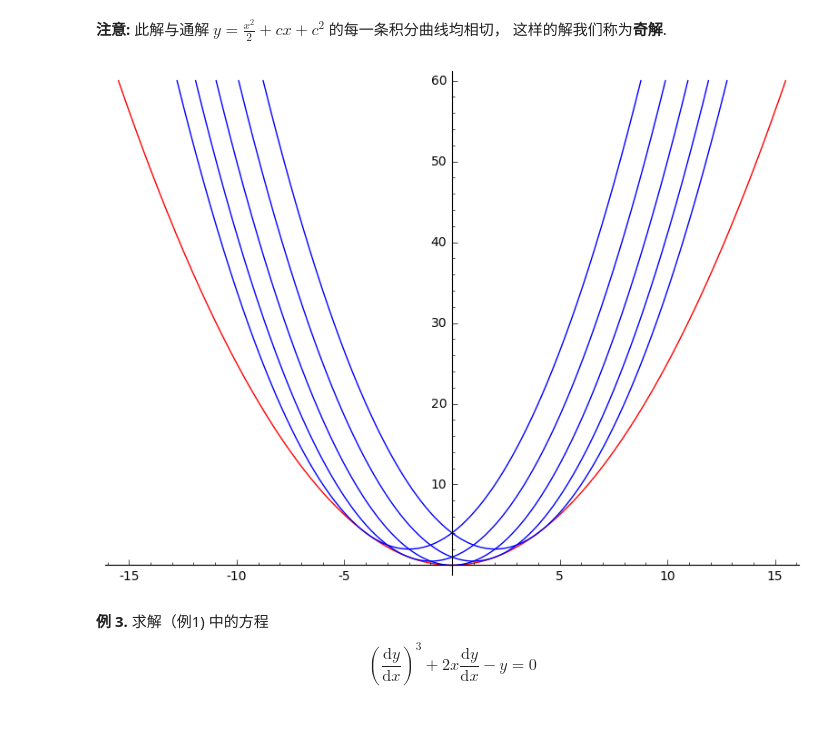
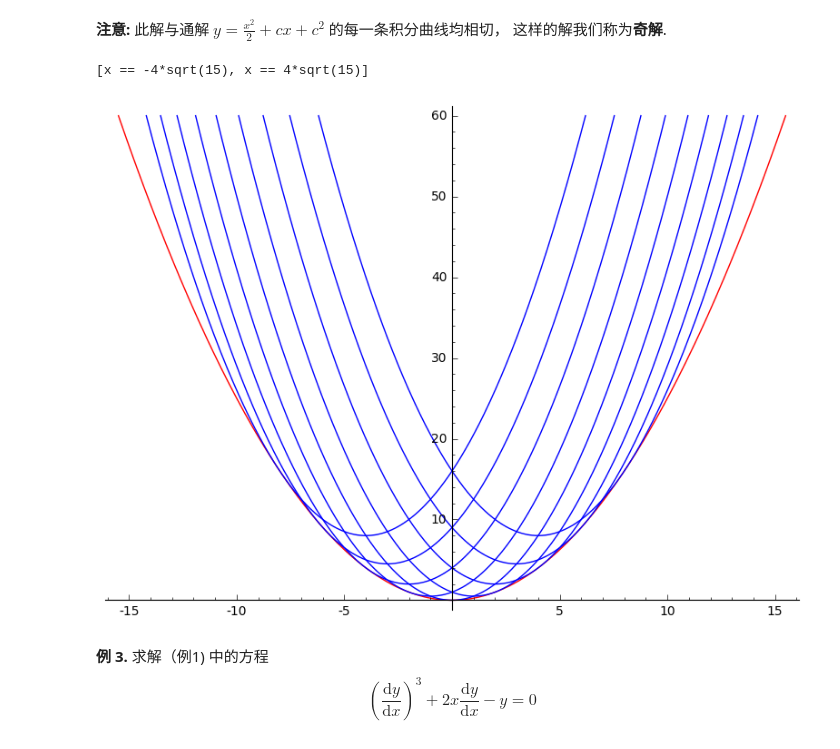
Before and after one commit to weihuayi/ODE, a Jupyter notebook: 2.4.ipynb, the cells around one changed output. Cells and saved outputs as stored; diff of their text form; code cells hidden in the pictures.

```diff
--- a/2.4.ipynb
+++ b/2.4.ipynb
@@ -226,25 +226,29 @@ $$
 # %%
 var('x,c')
 maxy = 60
 y1 = x^2/2 + c*x + c^2
 y2 = x^2/4
 
 s = solve(y2 == maxy, x)
+show(s)
 x0 = s[0].right()
 x1 = s[1].right()
 xr = (x, x0, x1)
 
 p = y2.plot(xr, color='red')
-for k in [-2, -1, 0, 1, 2]:
+for k in [-4, -3, -2, -1, 0, 1, 2, 3, 4]:
     y = y1.subs(c=k)
+
     s = solve(y == maxy, x)
     x0 = s[0].right()
     x1 = s[1].right()
     xr = (x, x0, x1)
+
     p = p + y.plot(xr)
 show(p)
 # %% [output]
+[x == -4*sqrt(15), x == 4*sqrt(15)]
-[figure, old version]
+[figure, new version]
 # %% [markdown]
 **例 3.** 求解（例1) 中的方程
 $$
```
Also changed, not shown: parts of 15 cells of this notebook.
